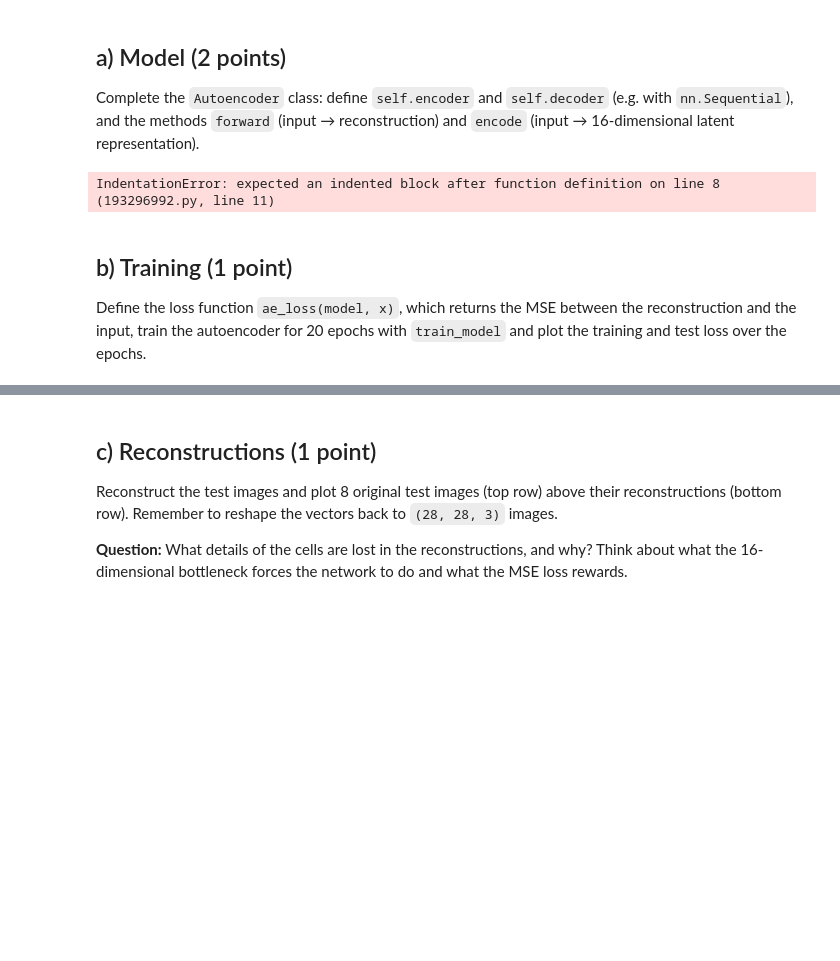
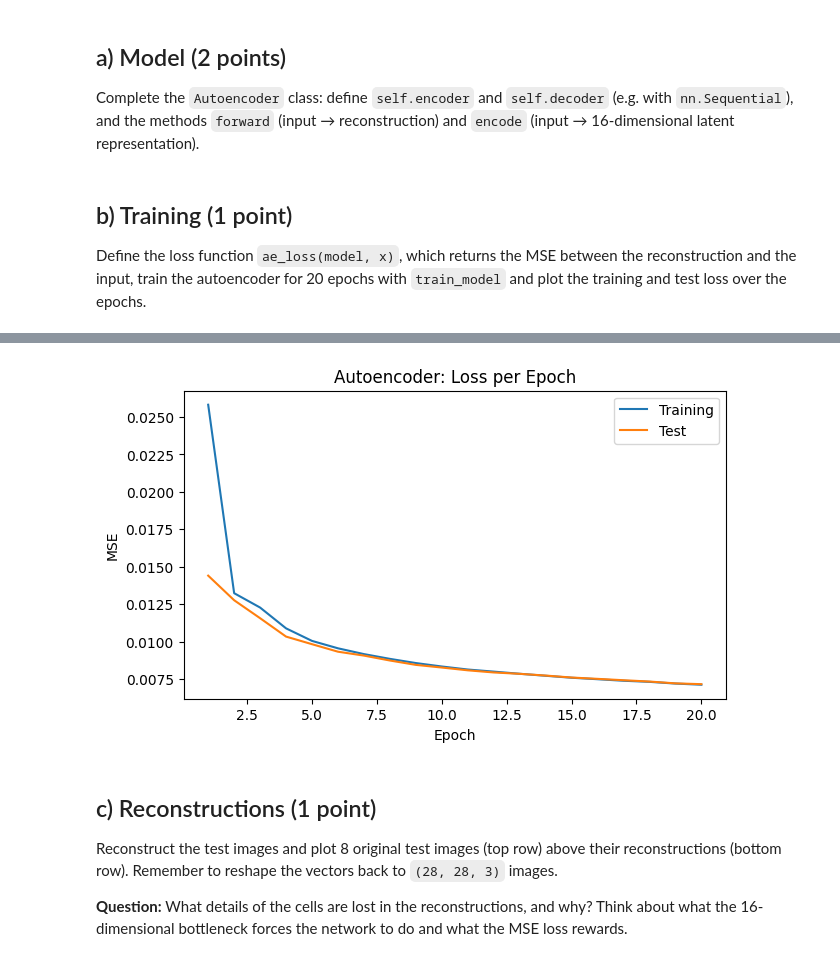
Before and after one commit to Kjescha0/BKIM, a Jupyter notebook: Exercise 3/ch/Exercise_3_v2.ipynb, the cells around one changed output, grey strips where cells are left out. Saved outputs shown, nothing was run; the diff lists cells and outputs as text; code cells hidden in the pictures; blank space fills up the shorter version.

```diff
--- a/Exercise 3/ch/Exercise_3_v2.ipynb
+++ b/Exercise 3/ch/Exercise_3_v2.ipynb
@@ -383,26 +383,52 @@ Complete the `Autoencoder` class: define `self.encoder` and `self.decoder` (e.g.
 class Autoencoder(nn.Module):
     def __init__(self, input_dim, hidden_dim=128, latent_dim=16):
         super().__init__()
-        # Your code
         # Define self.encoder
+        self.encoder = nn.Sequential(
+            nn.Linear(input_dim, hidden_dim), # 2352 -> 128
+            nn.ReLU(),
+            nn.Linear(hidden_dim, latent_dim) # 128 -> 16
+        )
         # Define self.decoder
+        self.decoder = nn.Sequential(
+            nn.Linear(latent_dim, hidden_dim), # 16 -> 128
+            nn.ReLU(),
+            nn.Linear(hidden_dim, input_dim), # 128 -> 2352
+            nn.Sigmoid() # compress to [0, 1] range for image reconstruction
+        )
 
     def forward(self, x):
-        # Your code
+        z = self.encode(x) # compress
+        x_recon = self.decode(z) # reconstruct
+        return x_recon
 
     def encode(self, x):
-        # Your code
+        return self.encoder(x)
+
+    def decode(self, z):
+        return self.decoder(z)
 
 # Initialize model
+model = Autoencoder(input_dim=2352)
-# %% [output]
-IndentationError: expected an indented block after function definition on line 8 (193296992.py, line 11)
 # %% [markdown]
 ## b) Training (1 point)
 Define the loss function `ae_loss(model, x)`, which returns the MSE between the reconstruction and the input, train the autoencoder for 20 epochs with `train_model` and plot the training and test loss over the epochs.
 # %%
 def ae_loss(model, x):
-    # Your code
+    x_recon = model(x)
+    return F.mse_loss(x_recon, x)
 
 # Train the model
+model = Autoencoder(input_dim=2352)
+train_losses, test_losses = train_model(model, ae_loss, X_train, X_test, epochs=20)
 
 # Plot the loss curves
+plt.figure(figsize=(7, 4))
+plt.plot(range(1, 21), train_losses, label="Training")
+plt.plot(range(1, 21), test_losses, label="Test")
+plt.xlabel("Epoch")
+plt.ylabel("MSE")
+plt.title("Autoencoder: Loss per Epoch")
+plt.legend()
+plt.show()
+# %% [output]
@@ -409,3 +455,4 @@ def ae_loss(model, x):
+[figure, added]
 # %% [markdown]
 ## c) Reconstructions (1 point)
 Reconstruct the test images and plot 8 original test images (top row) above their reconstructions (bottom row). Remember to reshape the vectors back to `(28, 28, 3)` images.
```
Also changed, not shown: parts of 4 cells of this notebook.
